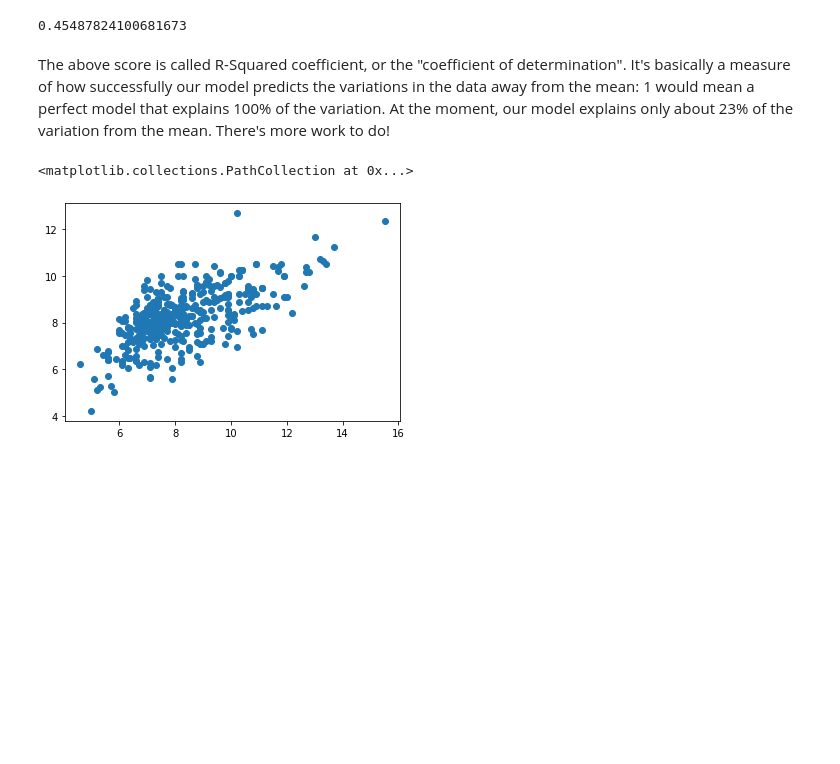
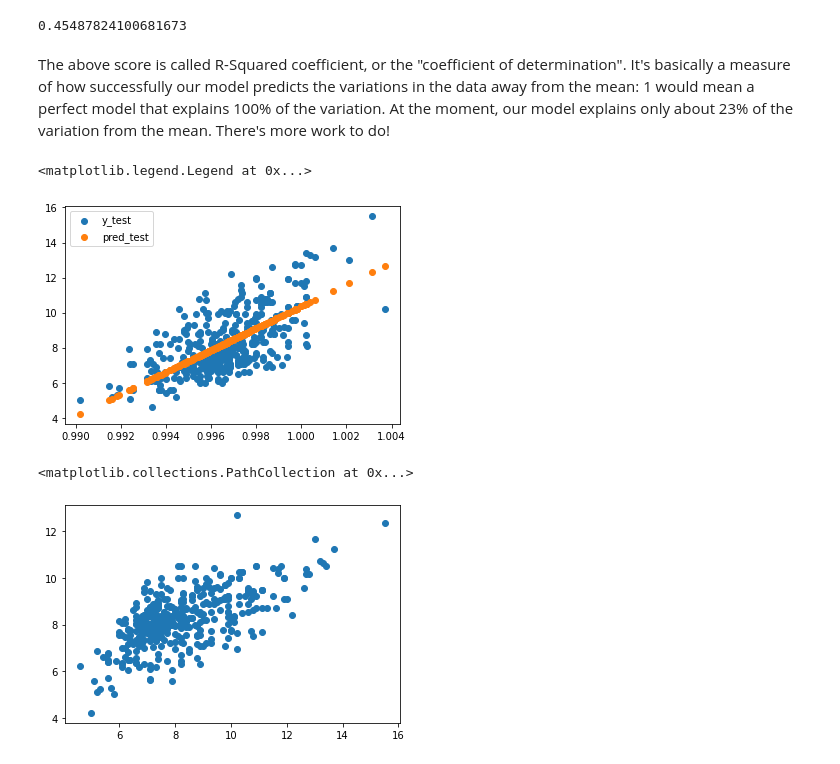
Before and after one commit to jkujuum/Mini_Projects, a Jupyter notebook: Linear Regression Case Study/Springboard Regression Case Study, Unit 8 - the Red Wine Dataset - Tier 3 (1).ipynb, the cells around one changed output. Cells and saved outputs as stored; diff of their text form; code cells hidden in the pictures; blank space fills up the shorter version.

```diff
--- a/Linear Regression Case Study/Springboard Regression Case Study, Unit 8 - the Red Wine Dataset - Tier 3 (1).ipynb
+++ b/Linear Regression Case Study/Springboard Regression Case Study, Unit 8 - the Red Wine Dataset - Tier 3 (1).ipynb
@@ -320,6 +320,13 @@ The above score is called R-Squared coefficient, or the "coefficient of determin
 # %%
 # Use the model to make predictions about our test data
 pred_test =rModel.predict(X_test)
+# %%
+plt.scatter(X_test,y_test)
+plt.scatter(X_test,pred_test)
+plt.legend(['y_test','pred_test'])
+# %% [output]
+<matplotlib.legend.Legend at 0x...>
+[figure, added]
 # %%
 # Let's plot the predictions against the actual result. Use scatter()
 plt.scatter(y_test,pred_test)
```
Also changed, not shown: 1 other file.
